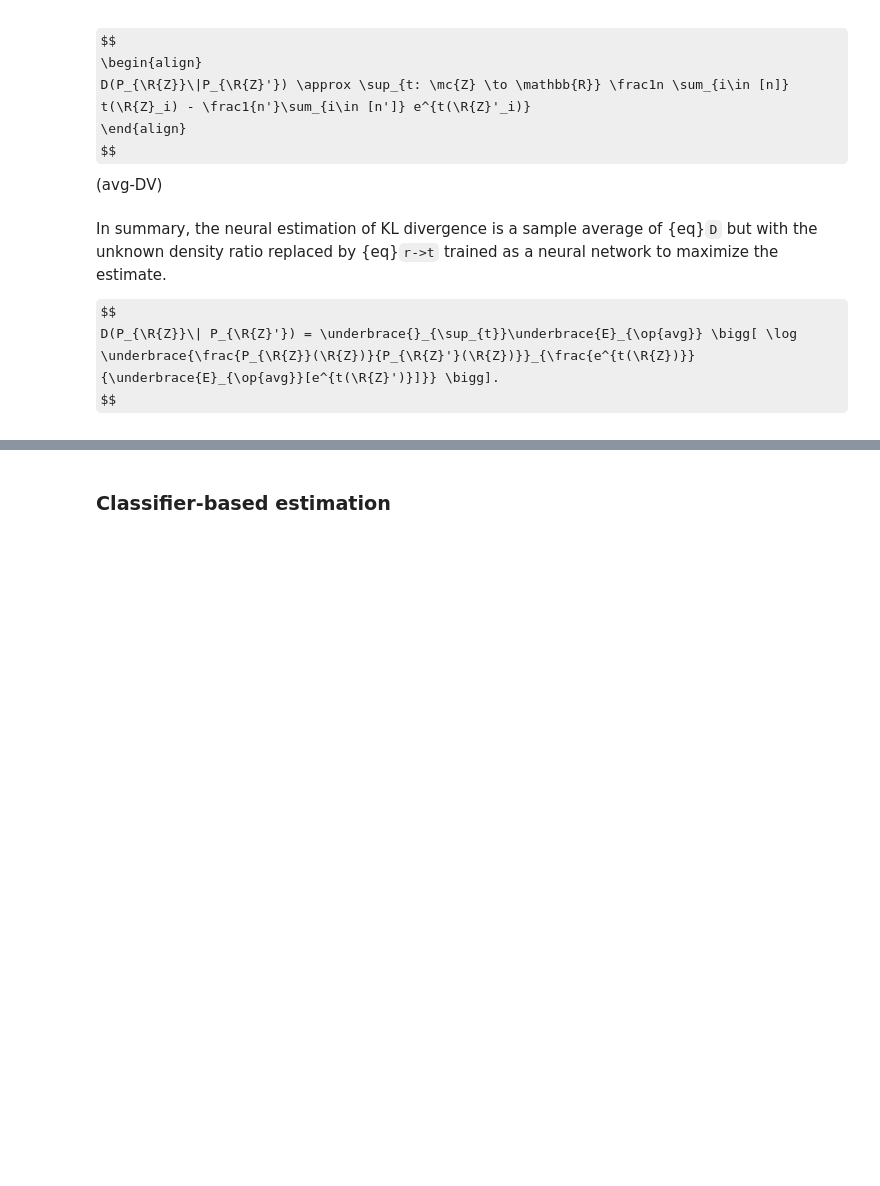
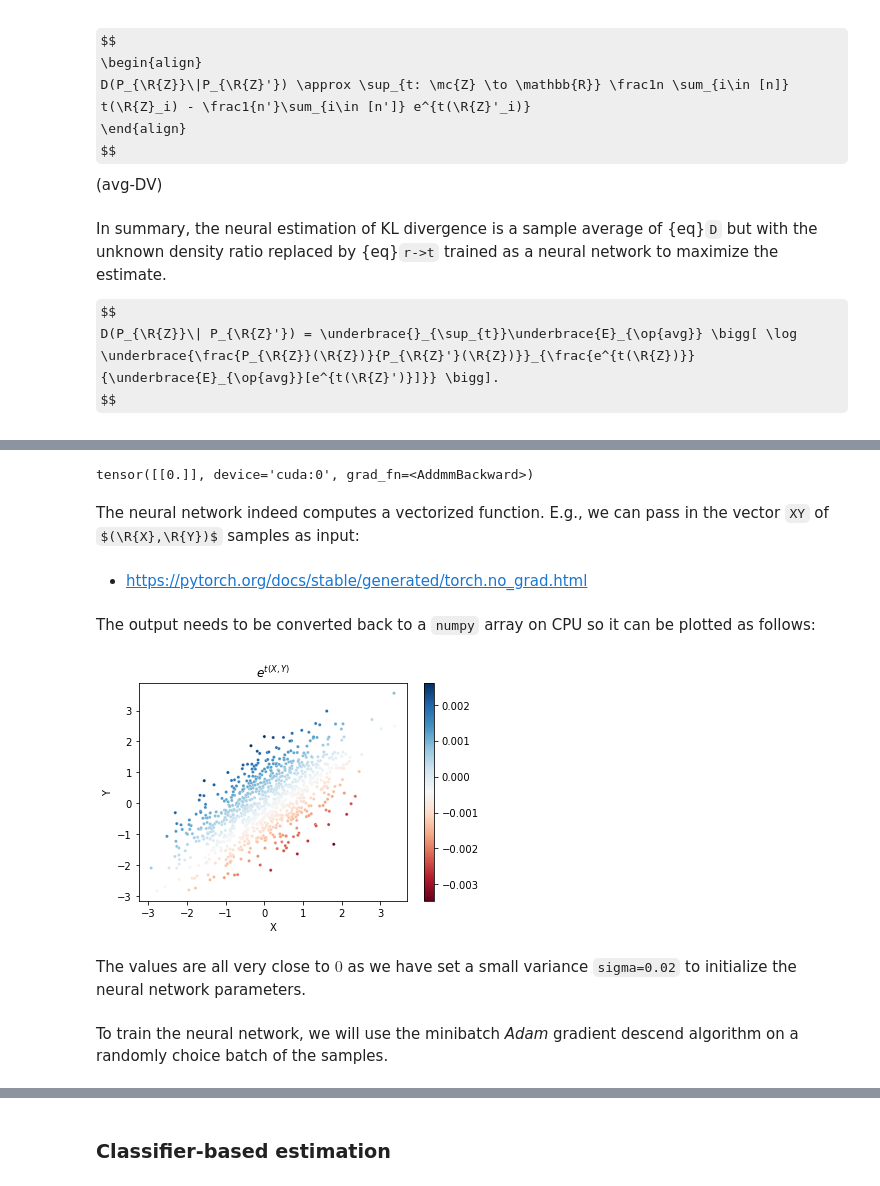
Before and after one commit to ccha23/miml, a Jupyter notebook: part1/variational.ipynb, the cells around one changed output, grey strips where cells are left out. Cells and saved outputs as stored; diff of their text form; code cells hidden in the pictures; some formulas as TeX source; blank space fills up the shorter version.

Commit message:
nn training

```diff
--- a/part1/variational.ipynb
+++ b/part1/variational.ipynb
@@ -350,0 +438,8 @@ $$
+# %%
+import torch
+
+# use GPU if available
+device = "cuda" if torch.cuda.is_available() else "cpu"
+
+if device == "cuda":  # print current GPU name if available
+    print("Using GPU:", torch.cuda.get_device_name(torch.cuda.current_device()))
@@ -350,0 +508,36 @@ $$
+# %%
+from torch import Tensor
+
+z = Tensor([[0.0, 0]]).to(device)
+net(z)
+# %% [output]
+tensor([[0.]], device='cuda:0', grad_fn=<AddmmBackward>)
+# %% [markdown]
+The neural network indeed computes a vectorized function. E.g., we can pass in the vector `XY` of $(\R{X},\R{Y})$ samples as input:
+# %%
+tXY = (
+    net(Tensor(XY).to(device))  # convert XY to tensor
+    .cpu()  # copy back to CPU
+    .detach()  # detach from current graph (no gradient calculation)
+    .numpy()  # convert output back to numpy
+)
+# %% [markdown]
+- https://pytorch.org/docs/stable/generated/torch.no_grad.html
+# %% [markdown]
+The output needs to be converted back to a `numpy` array on CPU so it can be plotted as follows:
+# %%
+cmap = "RdBu"
+ax = sns.scatterplot(data=XY_df, x="X", y="Y", c=tXY, cmap=cmap, s=10)
+
+# add a color bar
+norm = plt.Normalize(tXY.min(), tXY.max())
+sm = plt.cm.ScalarMappable(cmap=cmap, norm=norm)
+ax.figure.colorbar(sm)
+ax.set_title(r"$e^{t(X,Y)}$")
+plt.show()
+# %% [output]
+[figure, added]
+# %% [markdown]
+The values are all very close to $0$ as we have set a small variance `sigma=0.02` to initialize the neural network parameters.
+# %% [markdown]
+To train the neural network, we will use the minibatch *Adam* gradient descend algorithm on a randomly choice batch of the samples.
```
Also changed, not shown: parts of 43 cells of this notebook, 5 other files.
